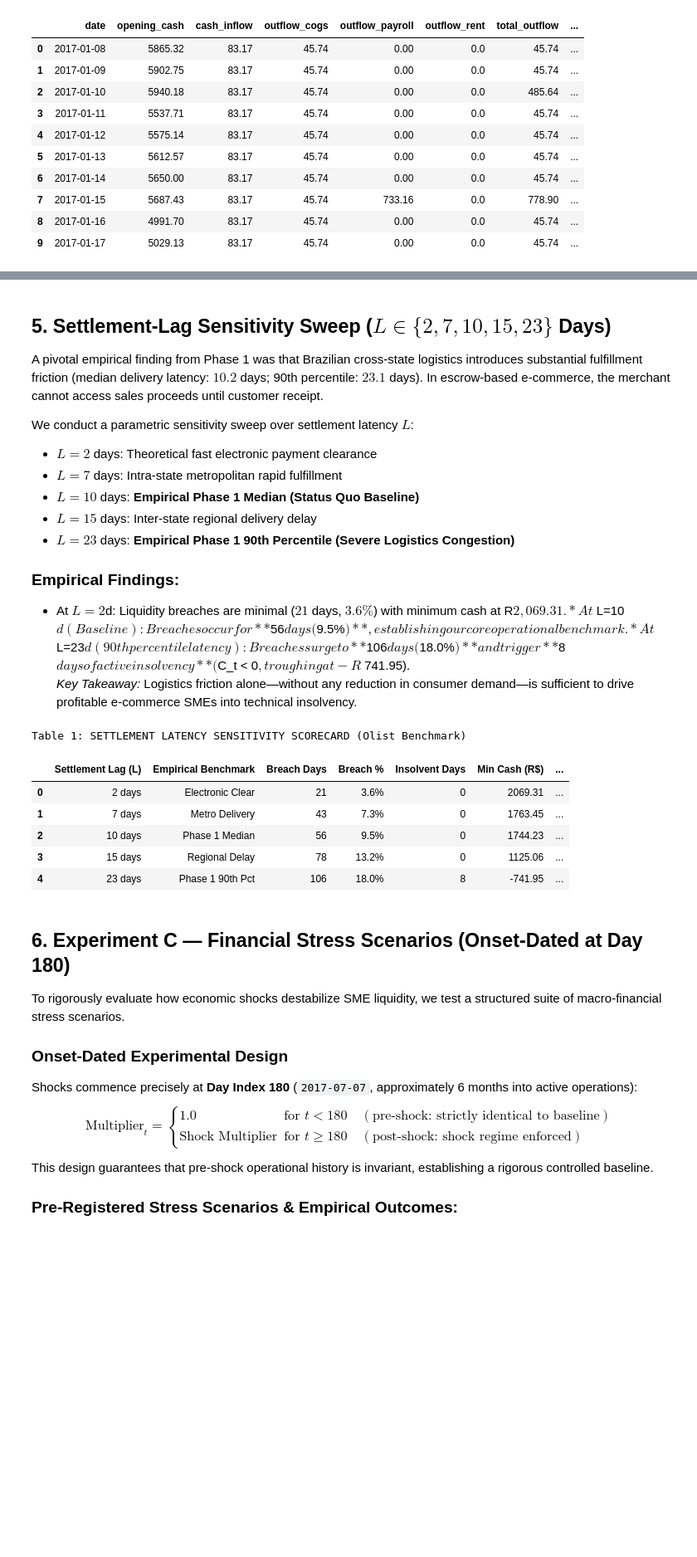
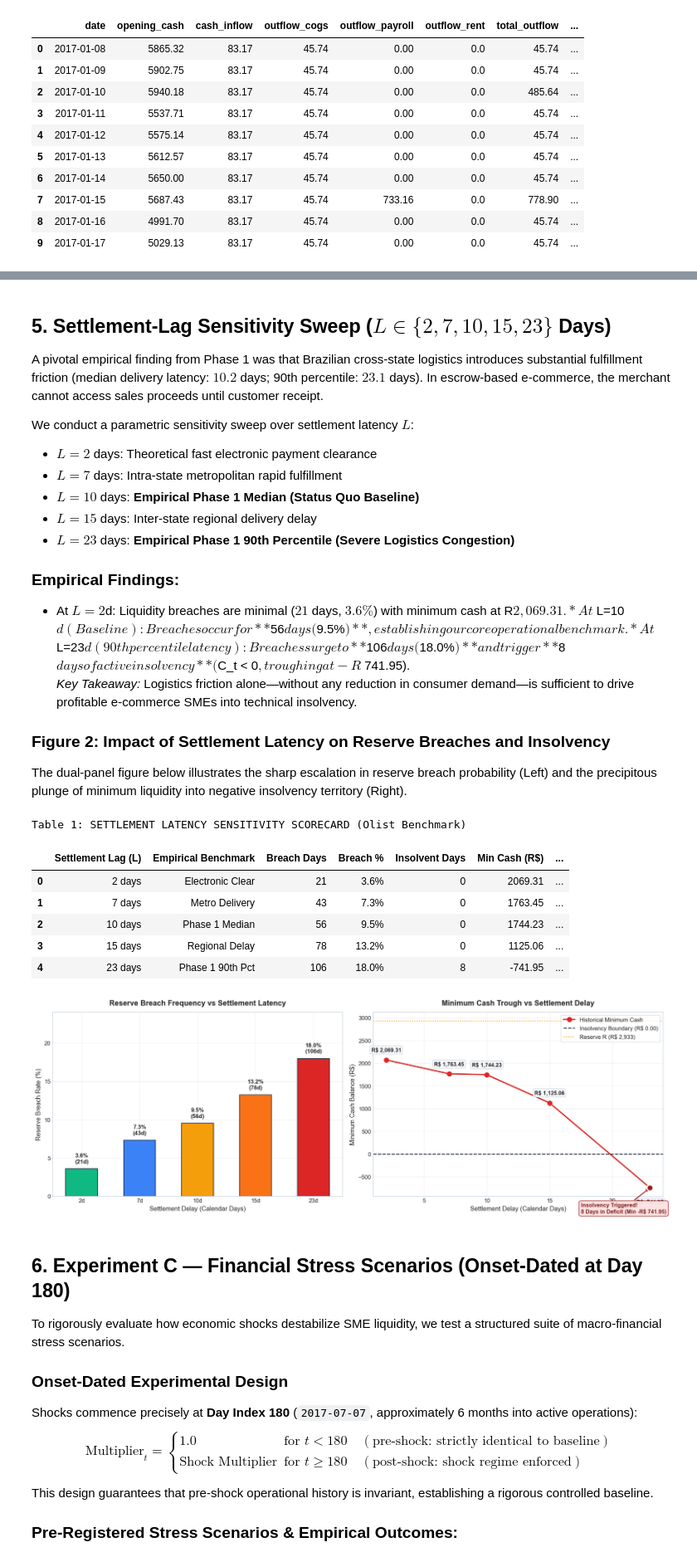
Before and after one commit to mdarmanaliashik/FinSight-AI, a Jupyter notebook: notebooks/Phase2_Deterministic_Cashflow_Engine.ipynb, the cells around one changed output, grey strips where cells are left out. Shown at 83% size. Cells and saved outputs as stored; diff of their text form; code cells hidden in the pictures; blank space fills up the shorter version.

```diff
--- a/notebooks/Phase2_Deterministic_Cashflow_Engine.ipynb
+++ b/notebooks/Phase2_Deterministic_Cashflow_Engine.ipynb
@@ -418,9 +489,13 @@ We conduct a parametric sensitivity sweep over settlement latency $L$:
 * At $L=10$d (Baseline): Breaches occur for **$56$ days ($9.5\%$)**, establishing our core operational benchmark.
 * At $L=23$d (90th percentile latency): Breaches surge to **$106$ days ($18.0\%$)** and trigger **$8$ days of active insolvency** ($C_t < 0$, troughing at -R$ 741.95).
 *Key Takeaway:* Logistics friction alone—without any reduction in consumer demand—is sufficient to drive profitable e-commerce SMEs into technical insolvency.
+
+### Figure 2: Impact of Settlement Latency on Reserve Breaches and Insolvency
+The dual-panel figure below illustrates the sharp escalation in reserve breach probability (Left) and the precipitous plunge of minimum liquidity into negative insolvency territory (Right).
 # %%
 lag_sweep_values = [2, 7, 10, 15, 23]
 lag_results = []
+lag_trajectories = {}
 
 for lag in lag_sweep_values:
     cfg = SMEConfig.calibrate_from_revenue(
@@ -433,33 +508,85 @@ for lag in lag_sweep_values:
     )
     eng = CashFlowEngine(config=cfg)
     ldg = eng.simulate(sales_series=df_active_olist["sales"], dates=df_active_olist["Date"])
+    lag_trajectories[lag] = ldg
 
     b_days = int(ldg["is_reserve_breach"].sum())
     ins_days = int(ldg["is_insolvent"].sum())
     m_cash = float(ldg["closing_cash"].min())
     e_cash = float(ldg["closing_cash"].iloc[-1])
 
     lag_results.append({
         "Settlement Lag (L)": f"{lag} days",
         "Empirical Benchmark": "Electronic Clear" if lag == 2 else ("Metro Delivery" if lag == 7 else ("Phase 1 Median" if lag == 10 else ("Regional Delay" if lag == 15 else "Phase 1 90th Pct"))),
         "Breach Days": b_days,
         "Breach %": f"{(b_days / len(ldg)) * 100:.1f}%",
         "Insolvent Days": ins_days,
         "Min Cash (R$)": round(m_cash, 2),
         "Ending Cash (R$)": round(e_cash, 2),
     })
 
 df_lag_sweep = pd.DataFrame(lag_results)
 print("Table 1: SETTLEMENT LATENCY SENSITIVITY SCORECARD (Olist Benchmark)")
 display(df_lag_sweep)
+
+fig, (ax_bar, ax_line) = plt.subplots(1, 2, figsize=(16, 5.5))
+
+lags = [2, 7, 10, 15, 23]
+breach_counts = [df_lag_sweep.loc[i, "Breach Days"] for i in range(len(df_lag_sweep))]
+breach_pcts = [(b / len(df_active_olist)) * 100 for b in breach_counts]
+colors = ["#10B981", "#3B82F6", "#F59E0B", "#F97316", "#DC2626"]
+
+bars = ax_bar.bar([str(l) + "d" for l in lags], breach_pcts, color=colors, edgecolor="#1E293B", lw=1.2, width=0.55)
+for bar, b_ct, pct in zip(bars, breach_counts, breach_pcts):
+    h = bar.get_height()
+    ax_bar.text(bar.get_x() + bar.get_width() / 2, h + 0.6, f"{pct:.1f}%\n({b_ct}d)", ha="center", va="bottom", fontsize=10, fontweight="bold")
+
+ax_bar.set_ylim(0, 24)
+ax_bar.set_title("Reserve Breach Frequency vs Settlement Latency", fontsize=13, fontweight="bold", pad=12)
+ax_bar.set_xlabel("Settlement Delay (Calendar Days)", fontsize=11)
+ax_bar.set_ylabel("Reserve Breach Rate (%)", fontsize=11)
+ax_bar.grid(True, axis="y", alpha=0.3)
+
+min_cashes = [df_lag_sweep.loc[i, "Min Cash (R$)"] for i in range(len(df_lag_sweep))]
+ax_line.plot(lags, min_cashes, marker="o", markersize=8, color="#DC2626", lw=2.2, label="Historical Minimum Cash")
+ax_line.axhline(0, color="#1E293B", ls="--", lw=1.5, label="Insolvency Boundary (R$ 0.00)")
+ax_line.axhline(config_olist.min_reserve, color="#F59E0B", ls=":", lw=1.5, label=f"Reserve R (R$ {config_olist.min_reserve:,.0f})")
+
+for x_val, y_val in zip(lags, min_cashes):
+    offset_y = 180 if y_val >= 0 else -350
+    ax_line.annotate(f"R$ {y_val:,.2f}", (x_val, y_val), xytext=(x_val, y_val + offset_y),
+                     ha="center", fontsize=9.5, fontweight="bold",
+                     bbox=dict(boxstyle="round,pad=0.25", facecolor="#F8FAFC", edgecolor="#CBD5E1", alpha=0.9))
+
+ax_line.scatter([23], [-741.95], color="#991B1B", s=110, zorder=5, edgecolor="white", lw=2)
+ax_line.annotate(
+    "Insolvency Triggered!\n8 Days in Deficit (Min -R$ 741.95)",
+    xy=(23, -741.95),
+    xytext=(17.5, -1300),
+    arrowprops=dict(arrowstyle="->", color="#991B1B", lw=1.6),
+    bbox=dict(boxstyle="round,pad=0.35", facecolor="#FEE2E2", edgecolor="#991B1B", alpha=0.95),
+    fontsize=9.5,
+    fontweight="bold",
+    color="#7F1D1D"
+)
+
+ax_line.set_title("Minimum Cash Trough vs Settlement Delay", fontsize=13, fontweight="bold", pad=12)
+ax_line.set_xlabel("Settlement Delay (Calendar Days)", fontsize=11)
+ax_line.set_ylabel("Minimum Cash Balance (R$)", fontsize=11)
+ax_line.legend(loc="upper right", frameon=True, facecolor="white", edgecolor="#CBD5E1")
+ax_line.grid(True, alpha=0.3)
+
+plt.tight_layout()
+plt.show()
 # %% [output]
 Table 1: SETTLEMENT LATENCY SENSITIVITY SCORECARD (Olist Benchmark)
 |  | Settlement Lag (L) | Empirical Benchmark | Breach Days | Breach % | Insolvent Days | Min Cash (R$) | ... |
 | 0 | 2 days | Electronic Clear | 21 | 3.6% | 0 | 2069.31 | ... |
 | 1 | 7 days | Metro Delivery | 43 | 7.3% | 0 | 1763.45 | ... |
 | 2 | 10 days | Phase 1 Median | 56 | 9.5% | 0 | 1744.23 | ... |
 | 3 | 15 days | Regional Delay | 78 | 13.2% | 0 | 1125.06 | ... |
 | 4 | 23 days | Phase 1 90th Pct | 106 | 18.0% | 8 | -741.95 | ... |
+[figure, added]
 # %% [markdown]
 ## 6. Experiment C — Financial Stress Scenarios (Onset-Dated at Day 180)
 
```
Also changed, not shown: parts of 19 cells of this notebook, 1 other file.
